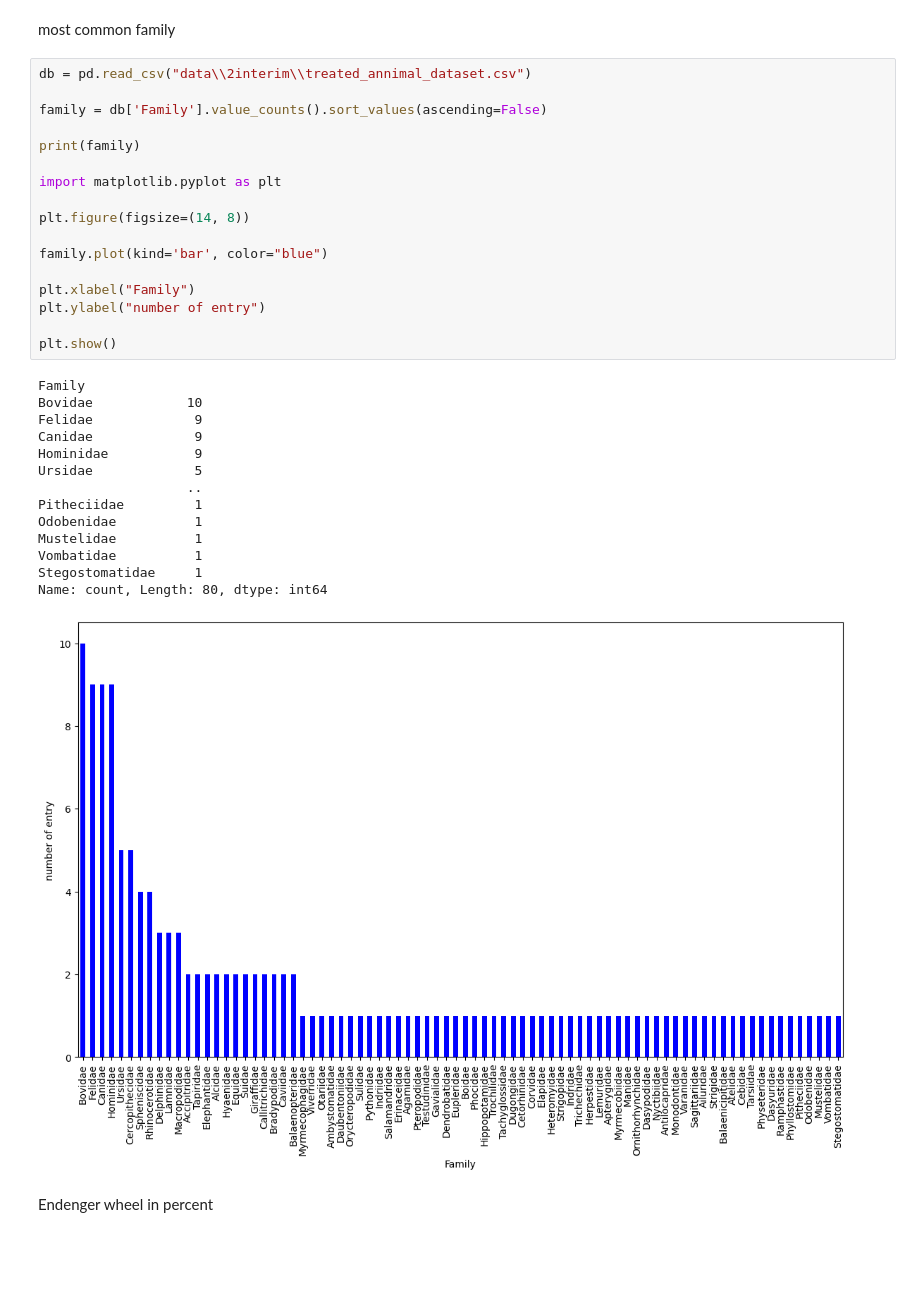
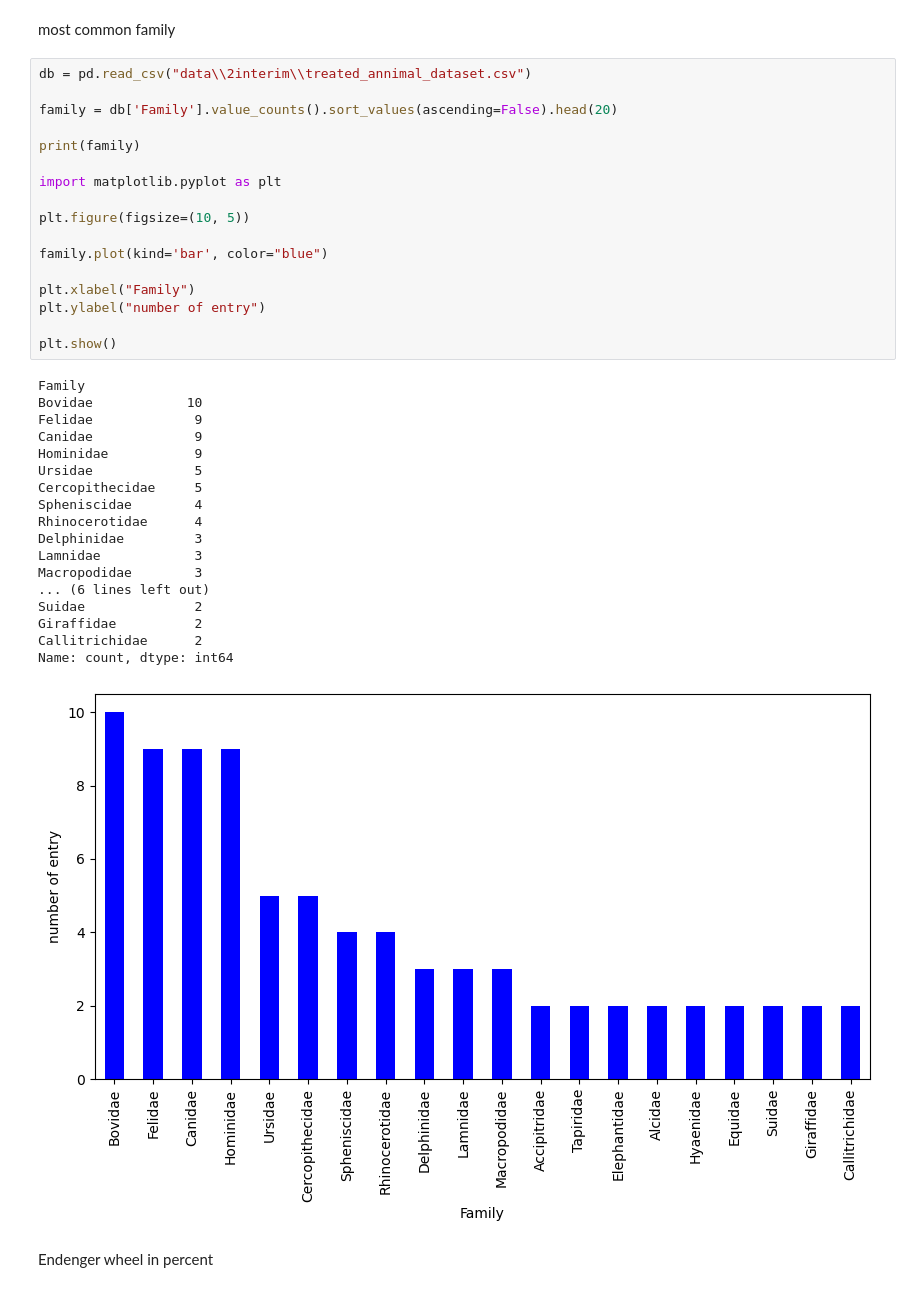
Before and after one commit to VeldrX/Animal-Tree, a Jupyter notebook: animalDataset.ipynb, the cells around one changed output. Drawn from its saved outputs; the diff is of its cells as text; blank space fills up the shorter version.

```diff
--- a/animalDataset.ipynb
+++ b/animalDataset.ipynb
@@ -64,35 +64,39 @@ most common family
 # %%
 db = pd.read_csv("data\\2interim\\treated_annimal_dataset.csv")
 
-family = db['Family'].value_counts().sort_values(ascending=False)
+family = db['Family'].value_counts().sort_values(ascending=False).head(20)
 
 print(family)
 
 import matplotlib.pyplot as plt
 
-plt.figure(figsize=(14, 8))
+plt.figure(figsize=(10, 5))
 
 family.plot(kind='bar', color="blue")
 
 plt.xlabel("Family")
 plt.ylabel("number of entry")
 
 plt.show()
 # %% [output]
 Family
 Bovidae            10
 Felidae             9
 Canidae             9
 Hominidae           9
 Ursidae             5
-                   ..
-Pitheciidae         1
-Odobenidae          1
-Mustelidae          1
-Vombatidae          1
-Stegostomatidae     1
-Name: count, Length: 80, dtype: int64
+Cercopithecidae     5
+Spheniscidae        4
+Rhinocerotidae      4
+Delphinidae         3
+Lamnidae            3
+Macropodidae        3
+... (6 lines left out)
+Suidae              2
+Giraffidae          2
+Callitrichidae      2
+Name: count, dtype: int64
-[figure, old version]
+[figure, new version]
 # %% [markdown]
 Endenger wheel in percent
 # %%
```
